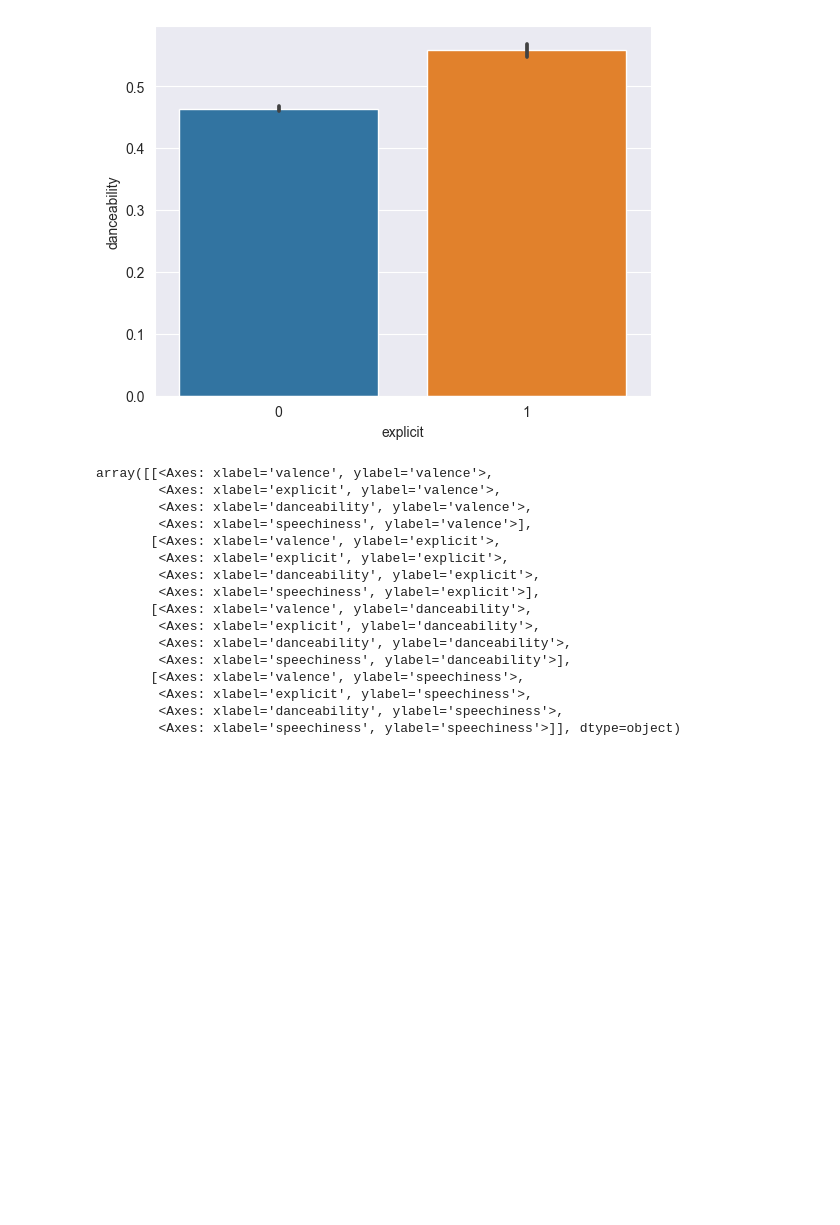
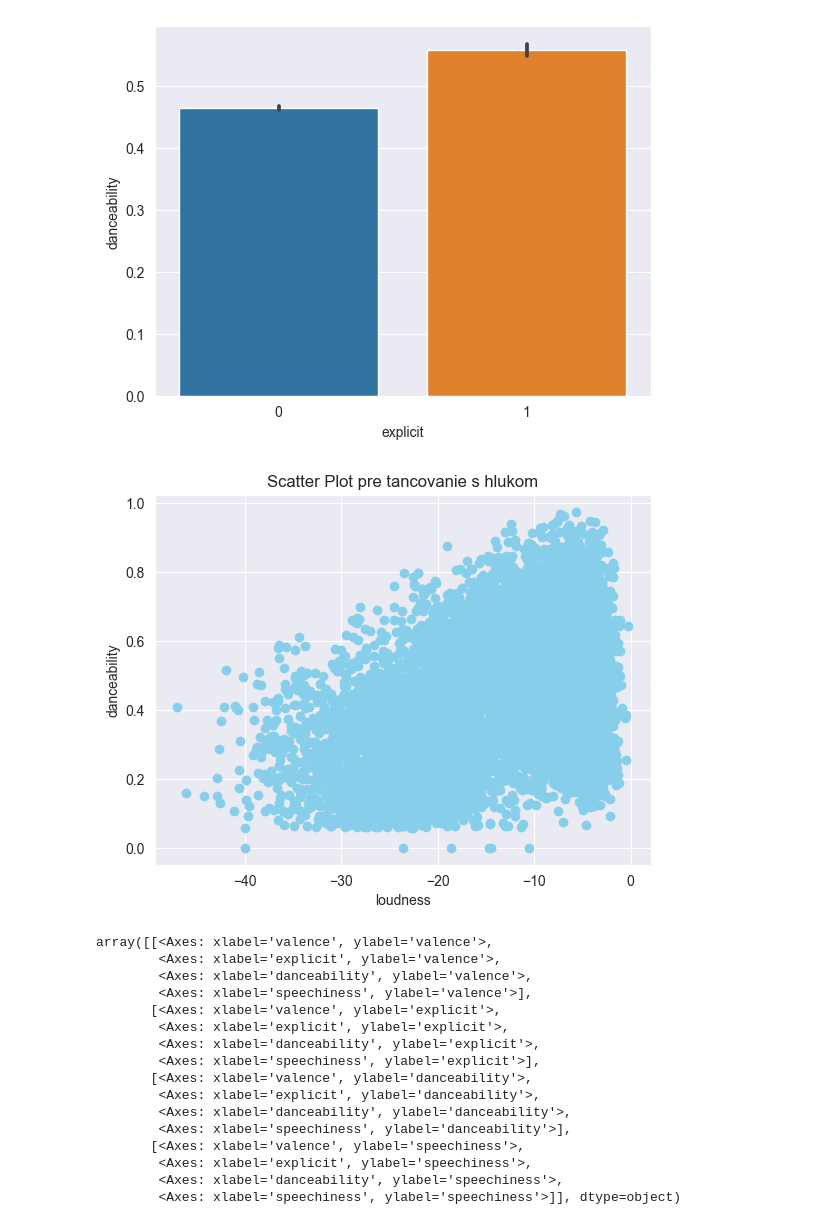
Before and after one commit to LiquiNaut/SUNS-zadanie-1, a Jupyter notebook: main.ipynb, the cells around one changed output. Cells and saved outputs as stored; diff of their text form; code cells hidden in the pictures; blank space fills up the shorter version.

```diff
--- a/main.ipynb
+++ b/main.ipynb
@@ -323,6 +370,14 @@ sns.barplot(x='explicit', y='danceability',data=df_ohwd)
 # %% [output]
 <Axes: xlabel='explicit', ylabel='danceability'>
 [figure]
+# %%
+plt.scatter(df_ohwd['loudness'],df_ohwd['danceability'],color='skyblue')
+plt.title('Scatter Plot pre tancovanie s hlukom')
+plt.xlabel('loudness')
+plt.ylabel('danceability')
+plt.show()
+# %% [output]
+[figure, added]
 # %%
 from pandas.plotting import scatter_matrix
 features = ["valence", "explicit", "danceability", "speechiness"]
```
Also changed, not shown: parts of 14 cells of this notebook.
